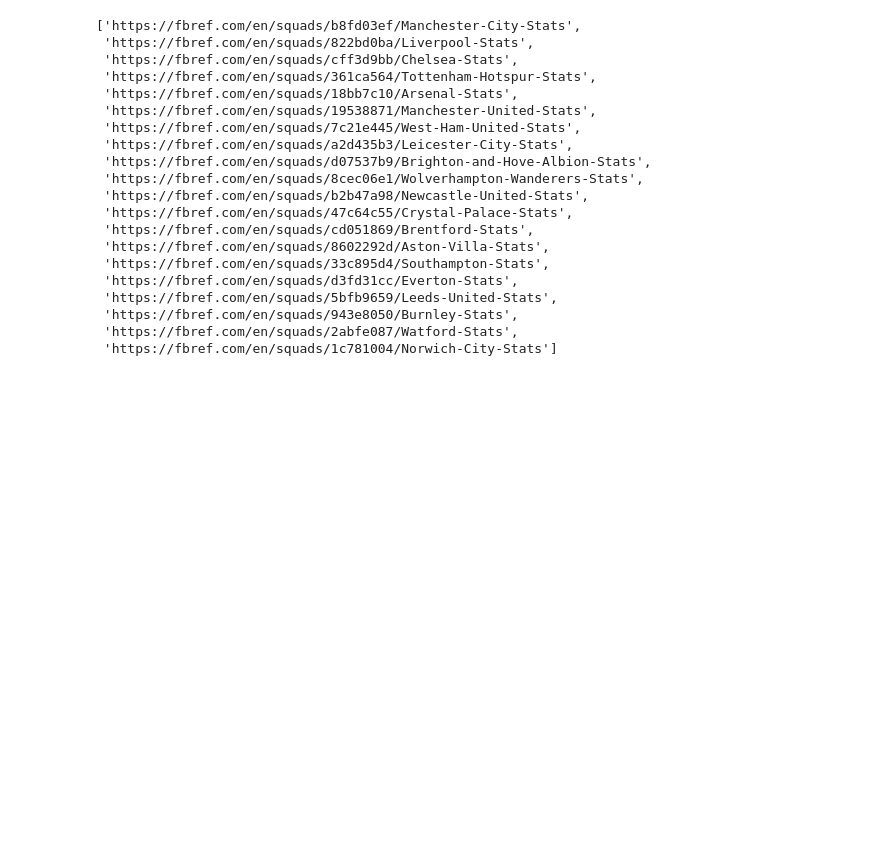
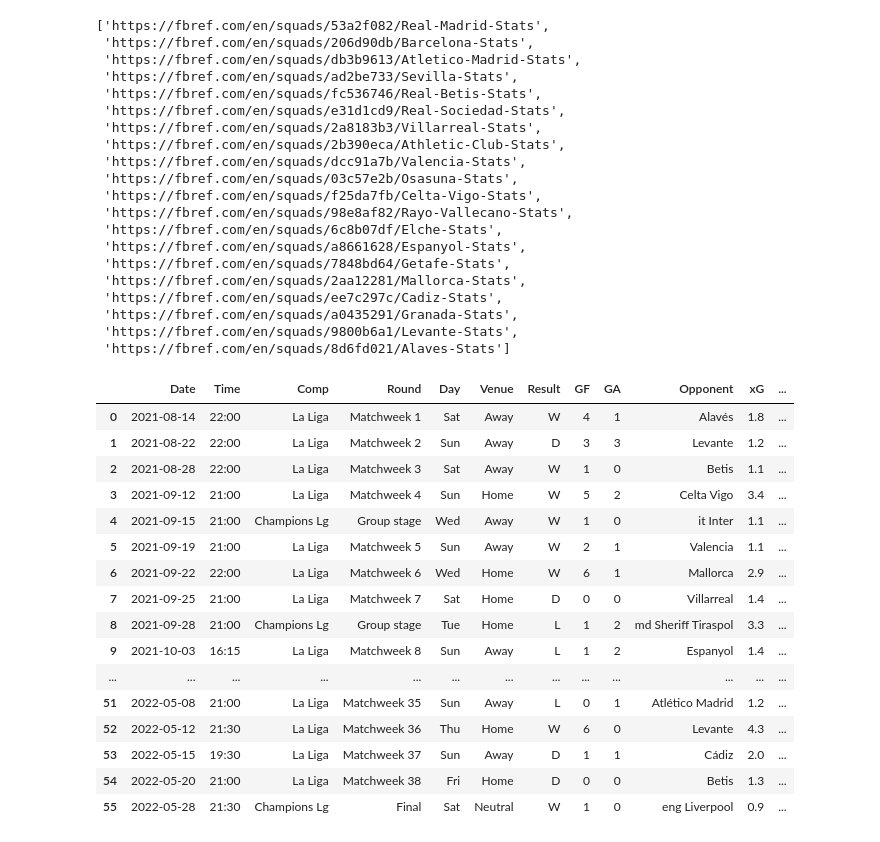
Before and after one commit to fbelinchon/ml, a Jupyter notebook: Football_scraping.ipynb, the cells around one changed output. Cells and saved outputs as stored; diff of their text form; code cells hidden in the pictures; blank space fills up the shorter version.

```diff
--- a/Football_scraping.ipynb
+++ b/Football_scraping.ipynb
@@ -4,6 +4,7 @@
 import requests
 # %%
 URL = "https://fbref.com/en/comps/9/Premier-League-Stats"
+URL = "https://fbref.com/en/comps/12/La-Liga-Stats"
 page = requests.get(URL)
 # %%
 from bs4 import BeautifulSoup
@@ -17,23 +18,50 @@ links = [f"https://fbref.com{l.get('href')}" for l in links if '/squads/' in l.g
 # %%
 links
 # %% [output]
-['https://fbref.com/en/squads/b8fd03ef/Manchester-City-Stats',
- 'https://fbref.com/en/squads/822bd0ba/Liverpool-Stats',
- 'https://fbref.com/en/squads/cff3d9bb/Chelsea-Stats',
- 'https://fbref.com/en/squads/361ca564/Tottenham-Hotspur-Stats',
- 'https://fbref.com/en/squads/18bb7c10/Arsenal-Stats',
- 'https://fbref.com/en/squads/19538871/Manchester-United-Stats',
- 'https://fbref.com/en/squads/7c21e445/West-Ham-United-Stats',
- 'https://fbref.com/en/squads/a2d435b3/Leicester-City-Stats',
- 'https://fbref.com/en/squads/d07537b9/Brighton-and-Hove-Albion-Stats',
- 'https://fbref.com/en/squads/8cec06e1/Wolverhampton-Wanderers-Stats',
- 'https://fbref.com/en/squads/b2b47a98/Newcastle-United-Stats',
- 'https://fbref.com/en/squads/47c64c55/Crystal-Palace-Stats',
- 'https://fbref.com/en/squads/cd051869/Brentford-Stats',
- 'https://fbref.com/en/squads/8602292d/Aston-Villa-Stats',
- 'https://fbref.com/en/squads/33c895d4/Southampton-Stats',
- 'https://fbref.com/en/squads/d3fd31cc/Everton-Stats',
- 'https://fbref.com/en/squads/5bfb9659/Leeds-United-Stats',
- 'https://fbref.com/en/squads/943e8050/Burnley-Stats',
- 'https://fbref.com/en/squads/2abfe087/Watford-Stats',
- 'https://fbref.com/en/squads/1c781004/Norwich-City-Stats']
+['https://fbref.com/en/squads/53a2f082/Real-Madrid-Stats',
+ 'https://fbref.com/en/squads/206d90db/Barcelona-Stats',
+ 'https://fbref.com/en/squads/db3b9613/Atletico-Madrid-Stats',
+ 'https://fbref.com/en/squads/ad2be733/Sevilla-Stats',
+ 'https://fbref.com/en/squads/fc536746/Real-Betis-Stats',
+ 'https://fbref.com/en/squads/e31d1cd9/Real-Sociedad-Stats',
+ 'https://fbref.com/en/squads/2a8183b3/Villarreal-Stats',
+ 'https://fbref.com/en/squads/2b390eca/Athletic-Club-Stats',
+ 'https://fbref.com/en/squads/dcc91a7b/Valencia-Stats',
+ 'https://fbref.com/en/squads/03c57e2b/Osasuna-Stats',
+ 'https://fbref.com/en/squads/f25da7fb/Celta-Vigo-Stats',
+ 'https://fbref.com/en/squads/98e8af82/Rayo-Vallecano-Stats',
+ 'https://fbref.com/en/squads/6c8b07df/Elche-Stats',
+ 'https://fbref.com/en/squads/a8661628/Espanyol-Stats',
+ 'https://fbref.com/en/squads/7848bd64/Getafe-Stats',
+ 'https://fbref.com/en/squads/2aa12281/Mallorca-Stats',
+ 'https://fbref.com/en/squads/ee7c297c/Cadiz-Stats',
+ 'https://fbref.com/en/squads/a0435291/Granada-Stats',
+ 'https://fbref.com/en/squads/9800b6a1/Levante-Stats',
+ 'https://fbref.com/en/squads/8d6fd021/Alaves-Stats']
+# %%
+first_team = links[0]
+# %%
+data = requests.get(first_team)
+# %%
+import pandas as pd
+
+matches = pd.read_html(data.text,match="Scores & Fixtures")[0]
+matches
+# %% [output]
+|  | Date | Time | Comp | Round | Day | Venue | Result | GF | GA | Opponent | xG | ... |
+| 0 | 2021-08-14 | 22:00 | La Liga | Matchweek 1 | Sat | Away | W | 4 | 1 | Alavés | 1.8 | ... |
+| 1 | 2021-08-22 | 22:00 | La Liga | Matchweek 2 | Sun | Away | D | 3 | 3 | Levante | 1.2 | ... |
+| 2 | 2021-08-28 | 22:00 | La Liga | Matchweek 3 | Sat | Away | W | 1 | 0 | Betis | 1.1 | ... |
+| 3 | 2021-09-12 | 21:00 | La Liga | Matchweek 4 | Sun | Home | W | 5 | 2 | Celta Vigo | 3.4 | ... |
+| 4 | 2021-09-15 | 21:00 | Champions Lg | Group stage | Wed | Away | W | 1 | 0 | it Inter | 1.1 | ... |
+| 5 | 2021-09-19 | 21:00 | La Liga | Matchweek 5 | Sun | Away | W | 2 | 1 | Valencia | 1.1 | ... |
+| 6 | 2021-09-22 | 22:00 | La Liga | Matchweek 6 | Wed | Home | W | 6 | 1 | Mallorca | 2.9 | ... |
+| 7 | 2021-09-25 | 21:00 | La Liga | Matchweek 7 | Sat | Home | D | 0 | 0 | Villarreal | 1.4 | ... |
+| 8 | 2021-09-28 | 21:00 | Champions Lg | Group stage | Tue | Home | L | 1 | 2 | md Sheriff Tiraspol | 3.3 | ... |
+| 9 | 2021-10-03 | 16:15 | La Liga | Matchweek 8 | Sun | Away | L | 1 | 2 | Espanyol | 1.4 | ... |
+| ... | ... | ... | ... | ... | ... | ... | ... | ... | ... | ... | ... | ... |
+| 51 | 2022-05-08 | 21:00 | La Liga | Matchweek 35 | Sun | Away | L | 0 | 1 | Atlético Madrid | 1.2 | ... |
+| 52 | 2022-05-12 | 21:30 | La Liga | Matchweek 36 | Thu | Home | W | 6 | 0 | Levante | 4.3 | ... |
+| 53 | 2022-05-15 | 19:30 | La Liga | Matchweek 37 | Sun | Away | D | 1 | 1 | Cádiz | 2.0 | ... |
+| 54 | 2022-05-20 | 21:00 | La Liga | Matchweek 38 | Fri | Home | D | 0 | 0 | Betis | 1.3 | ... |
+| 55 | 2022-05-28 | 21:30 | Champions Lg | Final | Sat | Neutral | W | 1 | 0 | eng Liverpool | 0.9 | ... |
```
Also changed, not shown: parts of 15 cells of this notebook.
